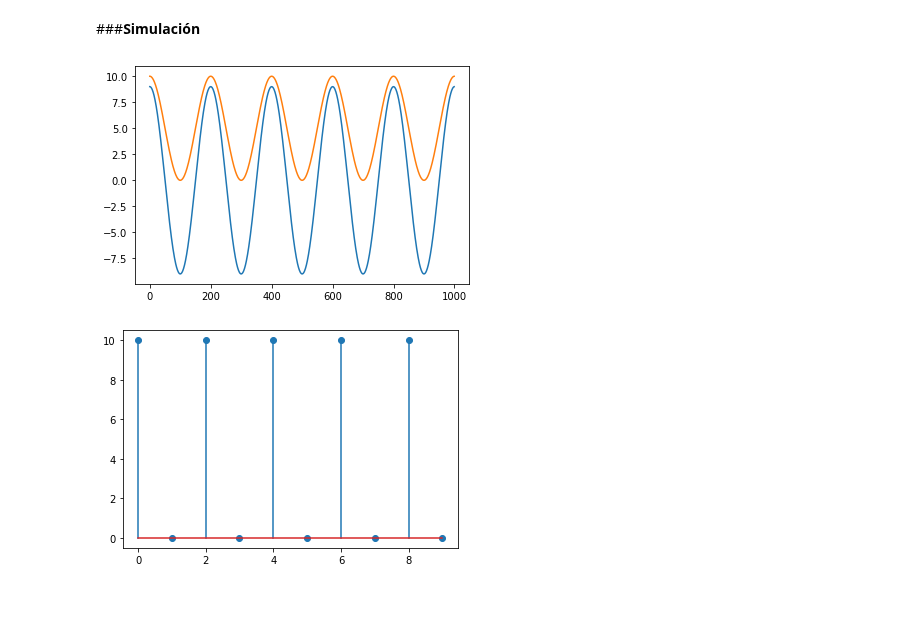
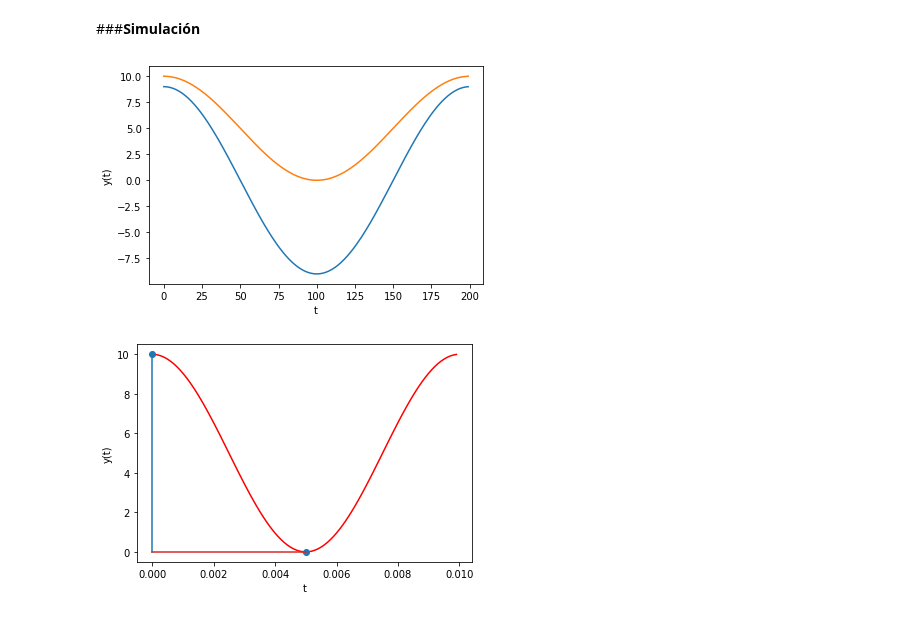
Before and after one commit to jmorand1/Se-ales, a Jupyter notebook: Taller1.ipynb, the cells around one changed output. Saved outputs shown, nothing was run; the diff lists cells and outputs as text; code cells hidden in the pictures.

```diff
--- a/Taller1.ipynb
+++ b/Taller1.ipynb
@@ -592,28 +592,52 @@ x[n] &amp; x_c[n] &amp; Binario\\ \hline
 # %%
 import numpy as np
 import matplotlib.pyplot as plt
 
 w = 200*np.pi
 T = 2*np.pi/w
 F = 1/T
+Fd = 100
 Fsc = 200*F
-Fs = 2*F
+Fs = 2*Fd
 Ts = 1/Fs
 Tsc = 1/Fsc
-t = np.arange(0,5*T,Tsc)
-td = np.arange(0,5*T,Ts)
+t = np.arange(0,T,Tsc)
+td = np.arange(0,T,Ts)
 
 x = 9*np.cos(w*t)
 y = 5*np.cos(200*np.pi*t)+5
 plt.plot(x)
 plt.plot(y)
+plt.xlabel('t')
+plt.ylabel('y(t)')
 plt.show()
-
-yc = 5*np.cos(200*np.pi*t)+5
-ydd = 5*np.cos(200*np.pi*td)+5
-
-plt.stem(ydd)
-plt.show()
 # %% [output]
-[figure, old version]
+[figure, new version]
-[figure, removed]
+# %%
+import numpy as np
+import matplotlib.pyplot as plt
+
+F = 100
+w=2*np.pi*F
+Fs = 2*F
+T = 1/F
+Ts = 1/Fs
+t = np.arange(0,T,Ts)
+x = 5*np.cos(w*t)+5
+
+Fy = 100
+wy=2*np.pi*Fy
+Fsy = 100*Fy
+Ty = 1/Fy
+Tsy = 1/Fsy
+ty = np.arange(0,Ty,Tsy)
+y = 5*np.cos(wy*ty)+5
+
+
+plt.plot(ty,y,color='r',label="y(t)")
+plt.stem(t,x,label="y[n]")
+plt.xlabel('t')
+plt.ylabel('y(t)')
+plt.show()
+# %% [output]
+[figure, added]
```
Also changed, not shown: parts of 8 cells of this notebook.
